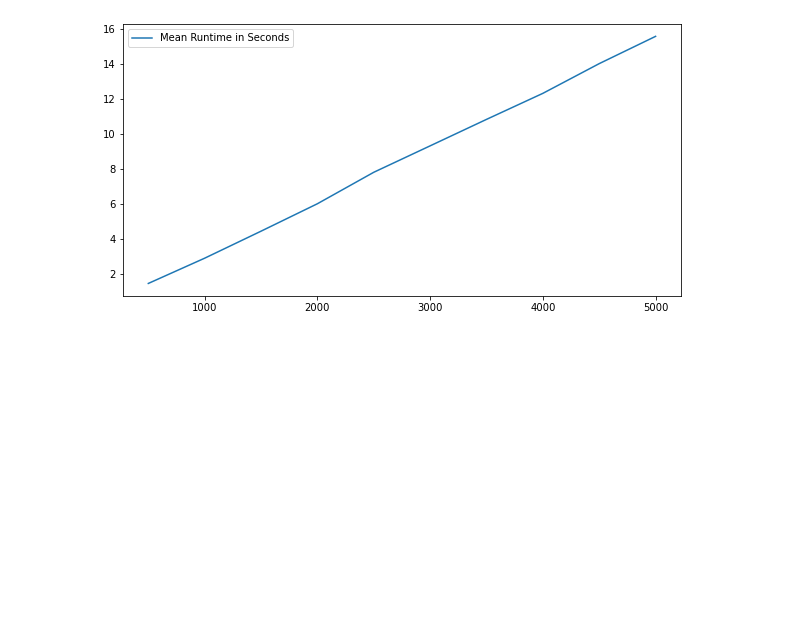
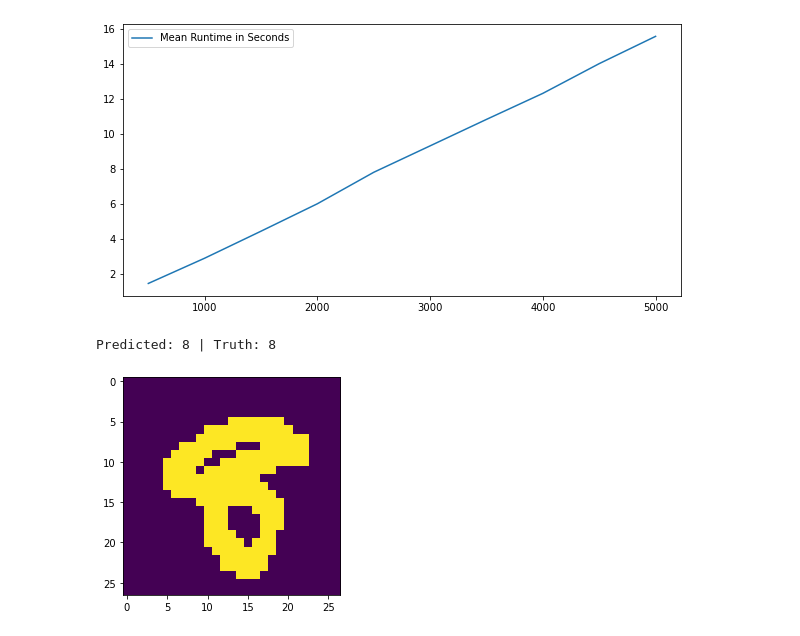
Before and after one commit to DuncanJWood/AI_face_and_digit_classification, a Jupyter notebook: Perceptron_digits.ipynb, the cells around one changed output. Saved outputs shown, nothing was run; the diff lists cells and outputs as text; code cells hidden in the pictures; blank space fills up the shorter version.

```diff
--- a/Perceptron_digits.ipynb
+++ b/Perceptron_digits.ipynb
@@ -135,3 +135,44 @@ plt.legend()
 <matplotlib.legend.Legend at 0x...>
 [figure]
 [figure]
+# %%
+def run_set_amount(images,zones, labels, weights, bias , num_pictures, random):
+    if random == True:
+        available_indices = np.random.choice(len(zones[0][0]), num_pictures, replace = False)
+        available_zones = zones[:,:,available_indices]
+        available_labels= labels[available_indices]
+        for i in range(num_pictures):
+            b, index = 0, 0
+            arr = available_zones[:,:,i].ravel()
+            for j in range(len(weights[0])):
+                a = np.dot(weights[:,j],arr) + bias[j]
+                if a > b:
+                    b = a
+                    index = j
+            print(f"Predicted: {index} | Truth: {available_labels[i]}")
+            plt.imshow(images[available_indices[i],:,:])
+            plt.show()
+
+
+
+    else:
+        available_zones = zones[:,:,0:num_pictures]
+        available_labels= labels[0:num_pictures]
+        for i in range(num_pictures):
+            b, index = 0, 0
+            arr = available_zones[:,:,i].ravel()
+            for j in range(len(weights[0])):
+                a = np.dot(weights[:,j],arr) + bias[j]
+                if a > b:
+                    b = a
+                    index = j
+            print(f"Predicted: {index} | Truth: {available_labels[i]}")
+            plt.imshow(images[i,:,:])
+            plt.show()
+# %%
+weights, bias = train_perceptron_numbers(20, train_labels, zones)
+
+run_set_amount(test_images,tzones, test_labels, weights, bias, 1, True)
+# %% [output]
+Predicted: 8 | Truth: 8
+[figure, added]
```
Also changed, not shown: 3 other files.
